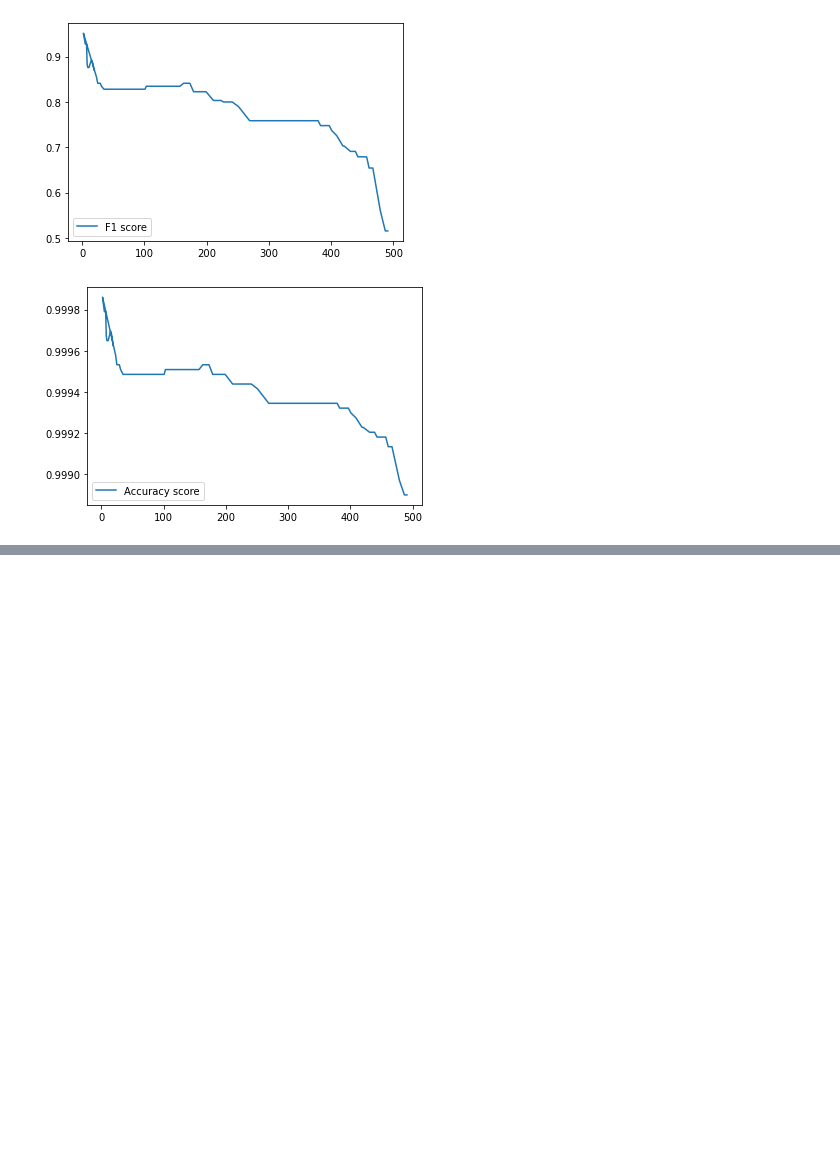
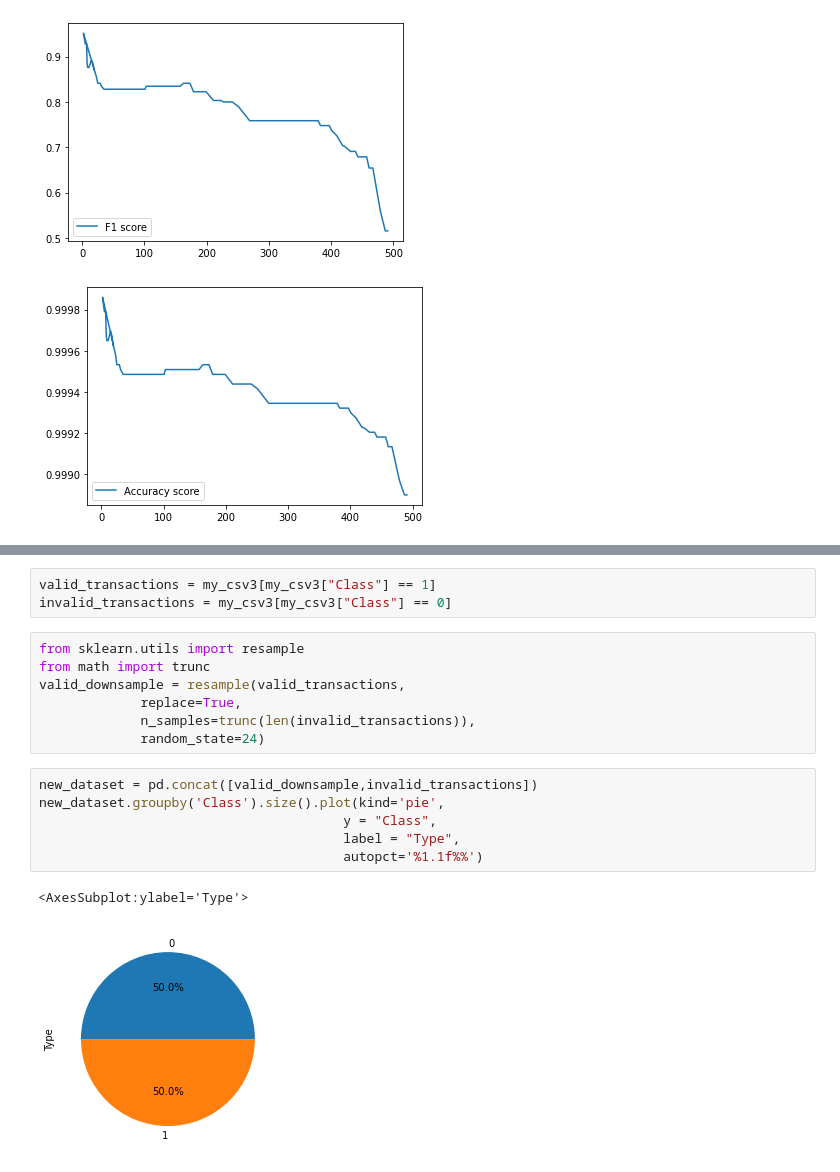
Before and after one commit to NegruBogdan/CardTransactionFraudDetector, a Jupyter notebook: Credit_Card_Fraud_Detection_Project.ipynb, the cells around one changed output, grey strips where cells are left out. Saved outputs shown, nothing was run; the diff lists cells and outputs as text; blank space fills up the shorter version.

```diff
--- a/Credit_Card_Fraud_Detection_Project.ipynb
+++ b/Credit_Card_Fraud_Detection_Project.ipynb
@@ -237,0 +264,19 @@ The imbalanced
+# %%
+valid_transactions = my_csv3[my_csv3["Class"] == 1]
+invalid_transactions = my_csv3[my_csv3["Class"] == 0]
+# %%
+from sklearn.utils import resample
+from math import trunc
+valid_downsample = resample(valid_transactions,
+             replace=True,
+             n_samples=trunc(len(invalid_transactions)),
+             random_state=24)
+# %%
+new_dataset = pd.concat([valid_downsample,invalid_transactions])
+new_dataset.groupby('Class').size().plot(kind='pie',
+                                       y = "Class",
+                                       label = "Type",
+                                       autopct='%1.1f%%')
+# %% [output]
+<AxesSubplot:ylabel='Type'>
+[figure, added]
```
Also changed, not shown: parts of 13 cells of this notebook.
